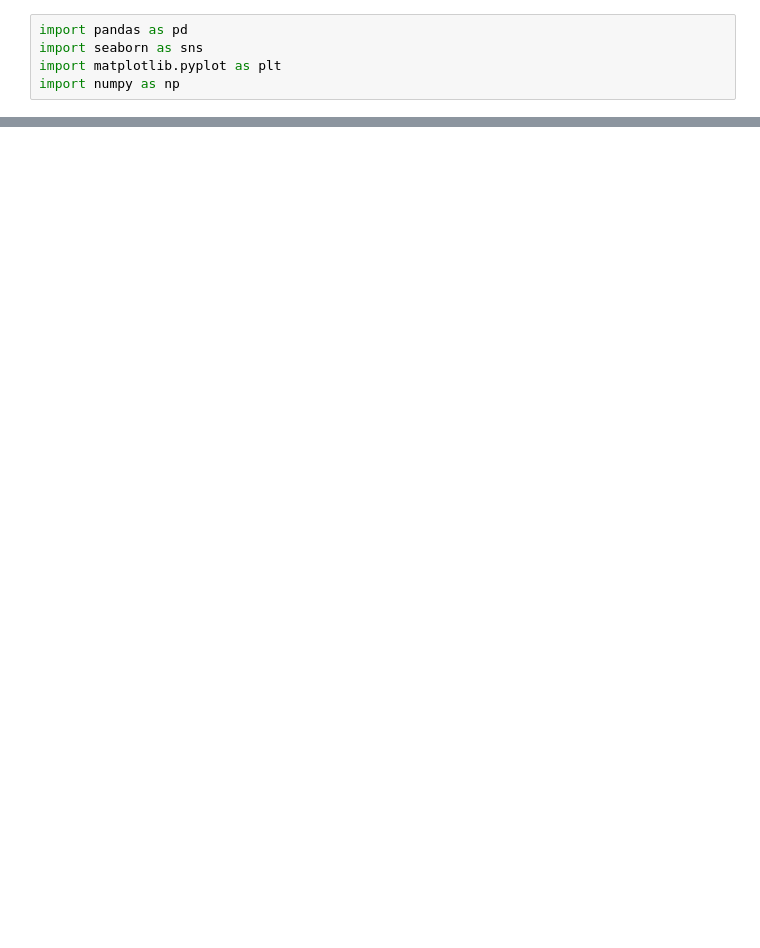
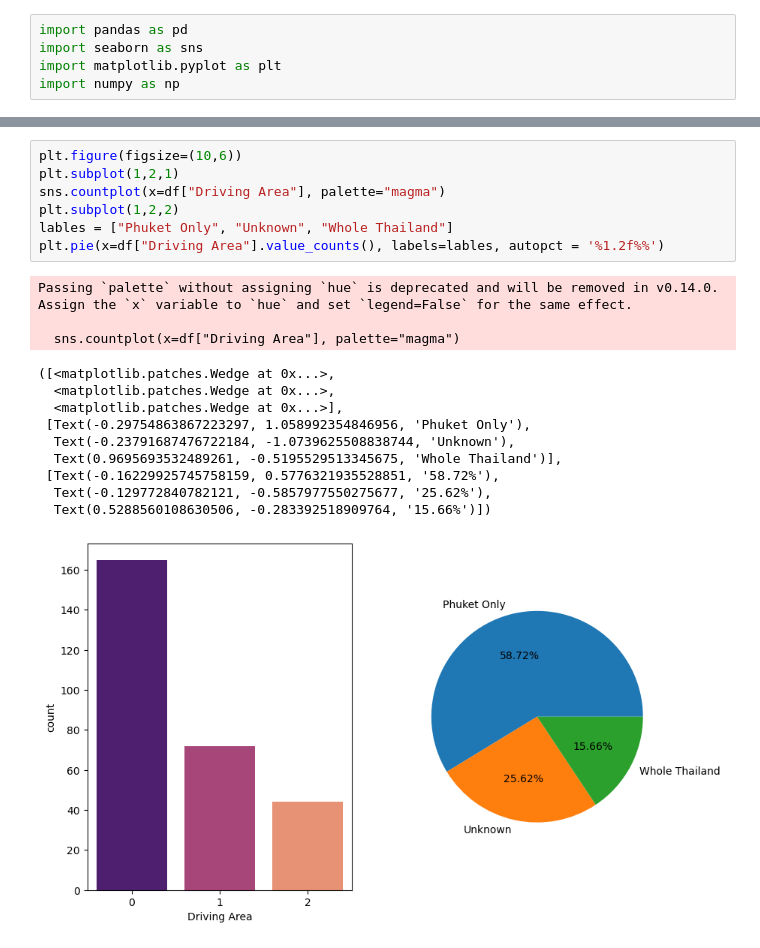
Before and after one commit to mooon53/vikar-predictor, a Jupyter notebook: preprocessing/analysis.ipynb, the cells around one changed output, grey strips where cells are left out. Saved outputs shown, nothing was run; the diff lists cells and outputs as text; blank space fills up the shorter version.

```diff
--- a/preprocessing/analysis.ipynb
+++ b/preprocessing/analysis.ipynb
@@ -24,0 +58,21 @@ Convert Categorical Variables: Use one-hot encoding for categorical features lik
+# %%
+plt.figure(figsize=(10,6))
+plt.subplot(1,2,1)
+sns.countplot(x=df["Driving Area"], palette="magma")
+plt.subplot(1,2,2)
+lables = ["Phuket Only", "Unknown", "Whole Thailand"]
+plt.pie(x=df["Driving Area"].value_counts(), labels=lables, autopct = '%1.2f%%')
+# %% [output]
+Passing `palette` without assigning `hue` is deprecated and will be removed in v0.14.0. Assign the `x` variable to `hue` and set `legend=False` for the same effect.
+
+  sns.countplot(x=df["Driving Area"], palette="magma")
+([<matplotlib.patches.Wedge at 0x...>,
+  <matplotlib.patches.Wedge at 0x...>,
+  <matplotlib.patches.Wedge at 0x...>],
+ [Text(-0.29754863867223297, 1.058992354846956, 'Phuket Only'),
+  Text(-0.23791687476722184, -1.0739625508838744, 'Unknown'),
+  Text(0.9695693532489261, -0.5195529513345675, 'Whole Thailand')],
+ [Text(-0.16229925745758159, 0.5776321935528851, '58.72%'),
+  Text(-0.129772840782121, -0.5857977550275677, '25.62%'),
+  Text(0.5288560108630506, -0.283392518909764, '15.66%')])
+[figure, added]
```
Also changed, not shown: parts of 13 cells of this notebook, 1 other file.
